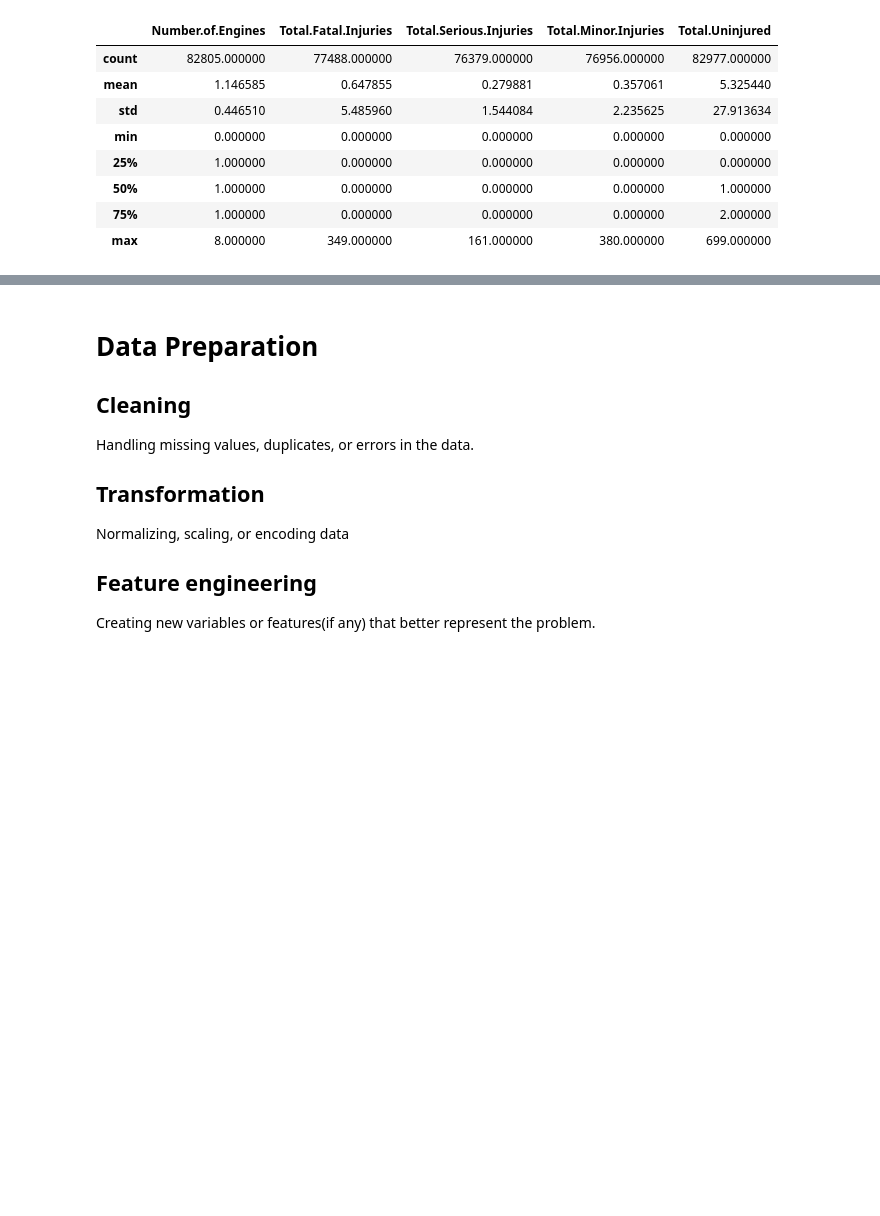
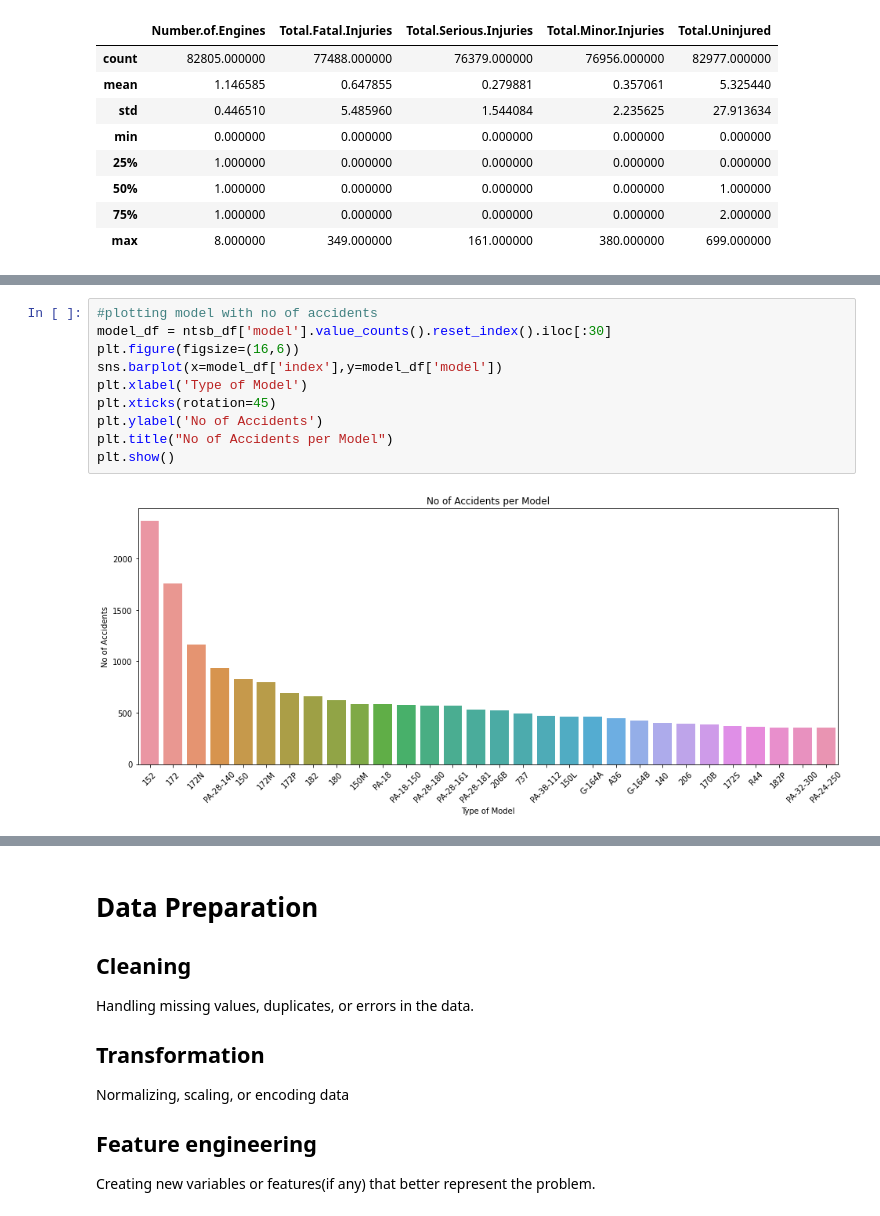
Before and after one commit to Sego-Mich/mich_phase_one_project, a Jupyter notebook: index.ipynb, the cells around one changed output, grey strips where cells are left out. Saved outputs shown, nothing was run; the diff lists cells and outputs as text; blank space fills up the shorter version.

```diff
--- a/index.ipynb
+++ b/index.ipynb
@@ -104,0 +172,12 @@ ntsb_df.describe(include='O')
+# %%
+#plotting model with no of accidents
+model_df = ntsb_df['model'].value_counts().reset_index().iloc[:30]
+plt.figure(figsize=(16,6))
+sns.barplot(x=model_df['index'],y=model_df['model'])
+plt.xlabel('Type of Model')
+plt.xticks(rotation=45)
+plt.ylabel('No of Accidents')
+plt.title("No of Accidents per Model")
+plt.show()
+# %% [output]
+[figure, added]
```
Also changed, not shown: parts of 40 cells of this notebook, 2 other files.
